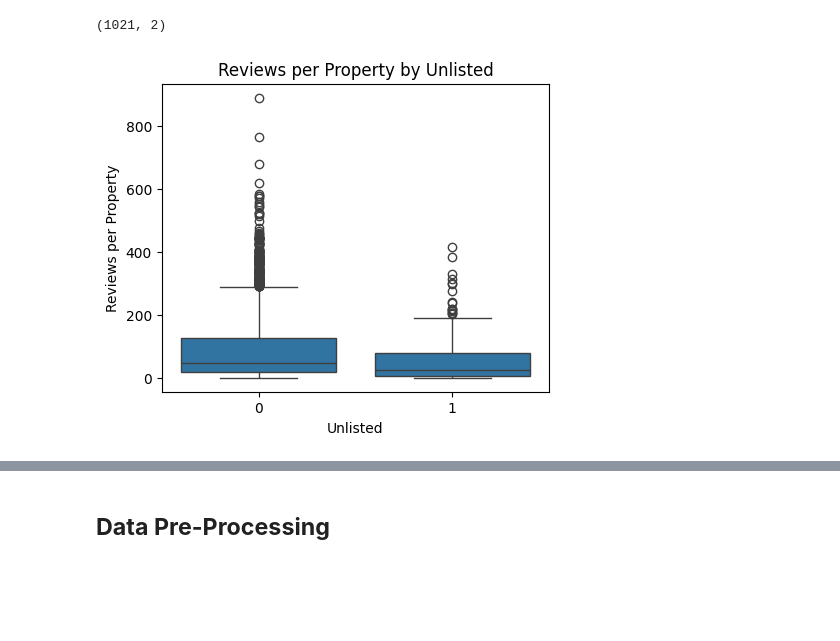
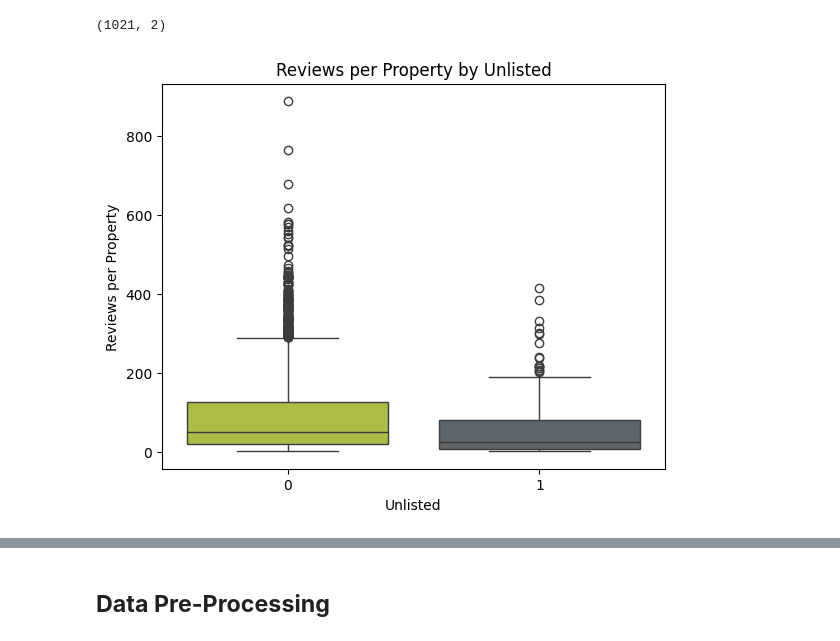
Before and after one commit to fmportela/text-mining-group-project-23-24, a Jupyter notebook: group3.ipynb, the cells around one changed output, grey strips where cells are left out. Drawn from its saved outputs; the diff is of its cells as text; code cells hidden in the pictures; blank space fills up the shorter version.

```diff
--- a/group3.ipynb
+++ b/group3.ipynb
@@ -434,21 +441,23 @@ train_reviews.loc[train_reviews['index'].isin(missing_host_about_index) & train_
 # %%
 # reviews per property vs. target
 
 def get_label(property_idx, property_df = train_info):
     return property_df.loc[property_df['index'] == property_idx, 'unlisted'].values[0]
 
 property_reviews, property_labels = [], []
 for property_idx, nreviews in reviews_per_property_train.items():
     property_reviews.append(nreviews)
     property_labels.append(get_label(property_idx))
 
-plt.figure(figsize=(5, 4))
-sns.boxplot(x=property_labels, y=property_reviews)
+plt.figure(figsize=(6.5, 5))
+colors = [(188/255, 208/255, 49/255), (92/255, 103/255, 109/255)]
+
+sns.boxplot(x=property_labels, y=property_reviews, palette=colors)
 plt.xlabel('Unlisted')
 plt.ylabel('Reviews per Property')
 plt.title('Reviews per Property by Unlisted')
 plt.show()
 
 # ... there seems to be a slight tendency for houses with more reviews to remain listed
 # %% [output]
-[figure, old version]
+[figure, new version]
```
Also changed, not shown: parts of 24 cells of this notebook.
